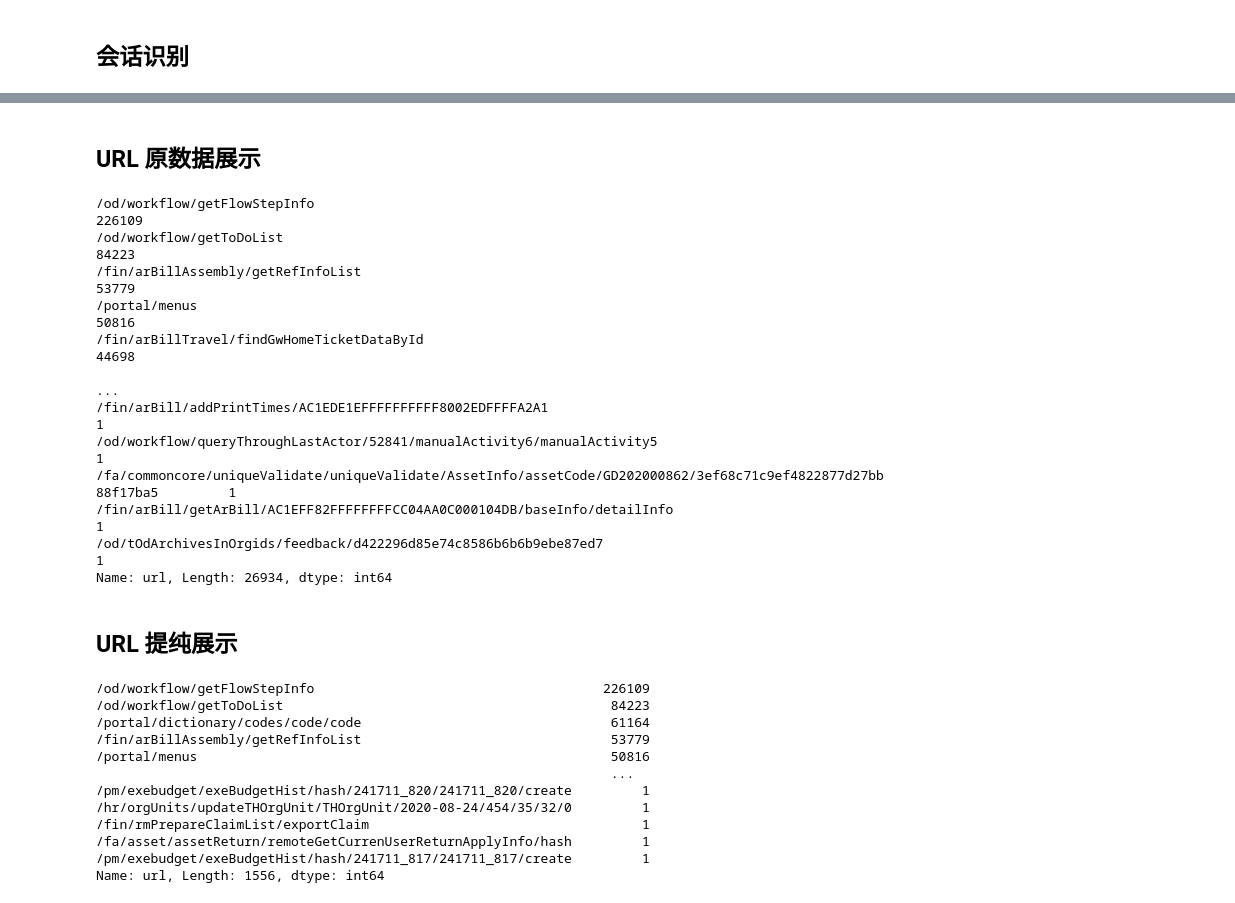
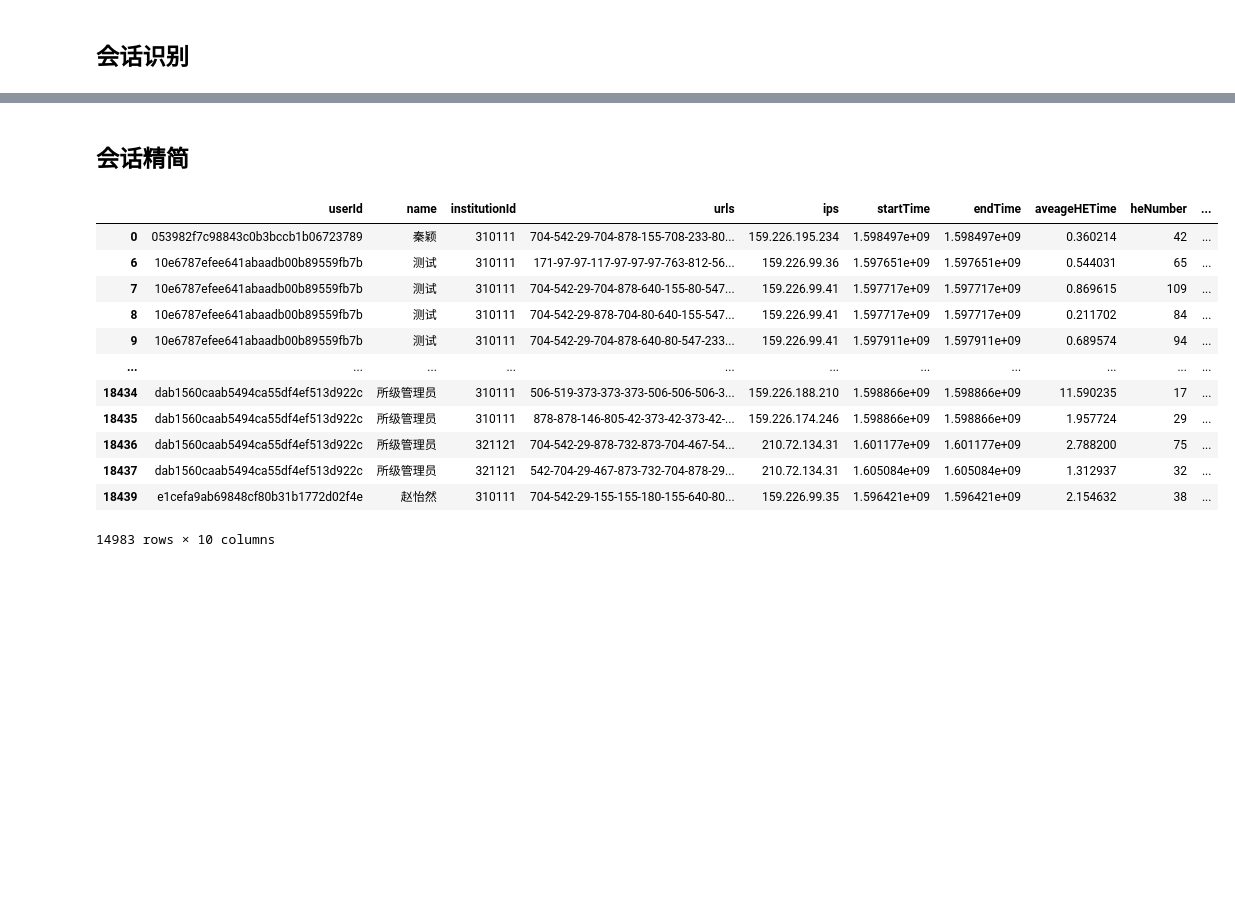
Before and after one commit to chasezcz/Persona, a Jupyter notebook: notebooks/dataPrepare.ipynb, the cells around one changed output, grey strips where cells are left out. Drawn from its saved outputs; the diff is of its cells as text; code cells hidden in the pictures; blank space fills up the shorter version.

```diff
--- a/notebooks/dataPrepare.ipynb
+++ b/notebooks/dataPrepare.ipynb
@@ -282,36 +224,44 @@ df.url.sort_values()
-# %% [markdown]
-## URL 原数据展示
-# %%
-df.url.value_counts()
-# %% [output]
-/od/workflow/getFlowStepInfo                                                                                     226109
-/od/workflow/getToDoList                                                                                          84223
-/fin/arBillAssembly/getRefInfoList                                                                                53779
-/portal/menus                                                                                                     50816
-/fin/arBillTravel/findGwHomeTicketDataById                                                                        44698
-                                                                                                                  ...
-/fin/arBill/addPrintTimes/AC1EDE1EFFFFFFFFFF8002EDFFFFA2A1                                                            1
-/od/workflow/queryThroughLastActor/52841/manualActivity6/manualActivity5                                              1
-/fa/commoncore/uniqueValidate/uniqueValidate/AssetInfo/assetCode/GD202000862/3ef68c71c9ef4822877d27bb88f17ba5         1
-/fin/arBill/getArBill/AC1EFF82FFFFFFFFCC04AA0C000104DB/baseInfo/detailInfo                                            1
-/od/tOdArchivesInOrgids/feedback/d422296d85e74c8586b6b6b9ebe87ed7                                                     1
-Name: url, Length: 26934, dtype: int64
-# %% [markdown]
-## URL 提纯展示
-# %%
-# URL 提纯
-df['url'] = df['url'].apply(urlConvert, args=(set(df.userId.values), set(df.institutionId.values),  set(df.name.values),))
-df.url.value_counts()
-# %% [output]
-/od/workflow/getFlowStepInfo                                     226109
-/od/workflow/getToDoList                                          84223
-/portal/dictionary/codes/code/code                                61164
-/fin/arBillAssembly/getRefInfoList                                53779
-/portal/menus                                                     50816
-                                                                  ...
-/pm/exebudget/exeBudgetHist/hash/241711_820/241711_820/create         1
-/hr/orgUnits/updateTHOrgUnit/THOrgUnit/2020-08-24/454/35/32/0         1
-/fin/rmPrepareClaimList/exportClaim                                   1
-/fa/asset/assetReturn/remoteGetCurrenUserReturnApplyInfo/hash         1
-/pm/exebudget/exeBudgetHist/hash/241711_817/241711_817/create         1
-Name: url, Length: 1556, dtype: int64
+# %% [markdown]
+## 会话精简
+# %%
+import matplotlib.pyplot as plt
+
+minThreshold, maxThreshold = 10, 300
+
+groupbyDF = sessionDF.groupby(by=['heNumber'])
+groupDict = groupbyDF.groups.copy()
+lengthOfSession, countOfLS = [], []
+
+sessionDFF = sessionDF
+
+for length in groupDict.keys():
+    indexs = groupDict[length]
+#     print(len(indexs))
+    if len(indexs) < minThreshold or len(indexs) > maxThreshold:
+#         print(len(indexs))
+        sessionDFF = sessionDFF.drop(groupDict[length])
+sessionDFF
+
+#     indexs = groupDict[length]
+#     t = sessionDF.[indexs].count()
+#     print(t)
+#     if t < minThreshold or t > maxThreshold:
+#         pathDF = pathDF.drop(indexs)
+#     else:
+#         lengthOfSession.append(length)
+#         countOfLS.append(t)
+# pathDF
+# %% [output]
+|  | userId | name | institutionId | urls | ips | startTime | endTime | aveageHETime | heNumber | ... |
+| 0 | 053982f7c98843c0b3bccb1b06723789 | 秦颖 | 310111 | 704-542-29-704-878-155-708-233-80... | 159.226.195.234 | 1.598497e+09 | 1.598497e+09 | 0.360214 | 42 | ... |
+| 6 | 10e6787efee641abaadb00b89559fb7b | 测试 | 310111 | 171-97-97-117-97-97-97-763-812-56... | 159.226.99.36 | 1.597651e+09 | 1.597651e+09 | 0.544031 | 65 | ... |
+| 7 | 10e6787efee641abaadb00b89559fb7b | 测试 | 310111 | 704-542-29-704-878-640-155-80-547... | 159.226.99.41 | 1.597717e+09 | 1.597717e+09 | 0.869615 | 109 | ... |
+| 8 | 10e6787efee641abaadb00b89559fb7b | 测试 | 310111 | 704-542-29-878-704-80-640-155-547... | 159.226.99.41 | 1.597717e+09 | 1.597717e+09 | 0.211702 | 84 | ... |
+| 9 | 10e6787efee641abaadb00b89559fb7b | 测试 | 310111 | 704-542-29-704-878-640-80-547-233... | 159.226.99.41 | 1.597911e+09 | 1.597911e+09 | 0.689574 | 94 | ... |
+| ... | ... | ... | ... | ... | ... | ... | ... | ... | ... | ... |
+| 18434 | dab1560caab5494ca55df4ef513d922c | 所级管理员 | 310111 | 506-519-373-373-373-506-506-506-3... | 159.226.188.210 | 1.598866e+09 | 1.598866e+09 | 11.590235 | 17 | ... |
+| 18435 | dab1560caab5494ca55df4ef513d922c | 所级管理员 | 310111 | 878-878-146-805-42-373-42-373-42-... | 159.226.174.246 | 1.598866e+09 | 1.598866e+09 | 1.957724 | 29 | ... |
+| 18436 | dab1560caab5494ca55df4ef513d922c | 所级管理员 | 321121 | 704-542-29-878-732-873-704-467-54... | 210.72.134.31 | 1.601177e+09 | 1.601177e+09 | 2.788200 | 75 | ... |
+| 18437 | dab1560caab5494ca55df4ef513d922c | 所级管理员 | 321121 | 542-704-29-467-873-732-704-878-29... | 210.72.134.31 | 1.605084e+09 | 1.605084e+09 | 1.312937 | 32 | ... |
+| 18439 | e1cefa9ab69848cf80b31b1772d02f4e | 赵怡然 | 310111 | 704-542-29-155-155-180-155-640-80... | 159.226.99.35 | 1.596421e+09 | 1.596421e+09 | 2.154632 | 38 | ... |
+14983 rows × 10 columns
```
Also changed, not shown: parts of 35 cells of this notebook, 15 other files.
